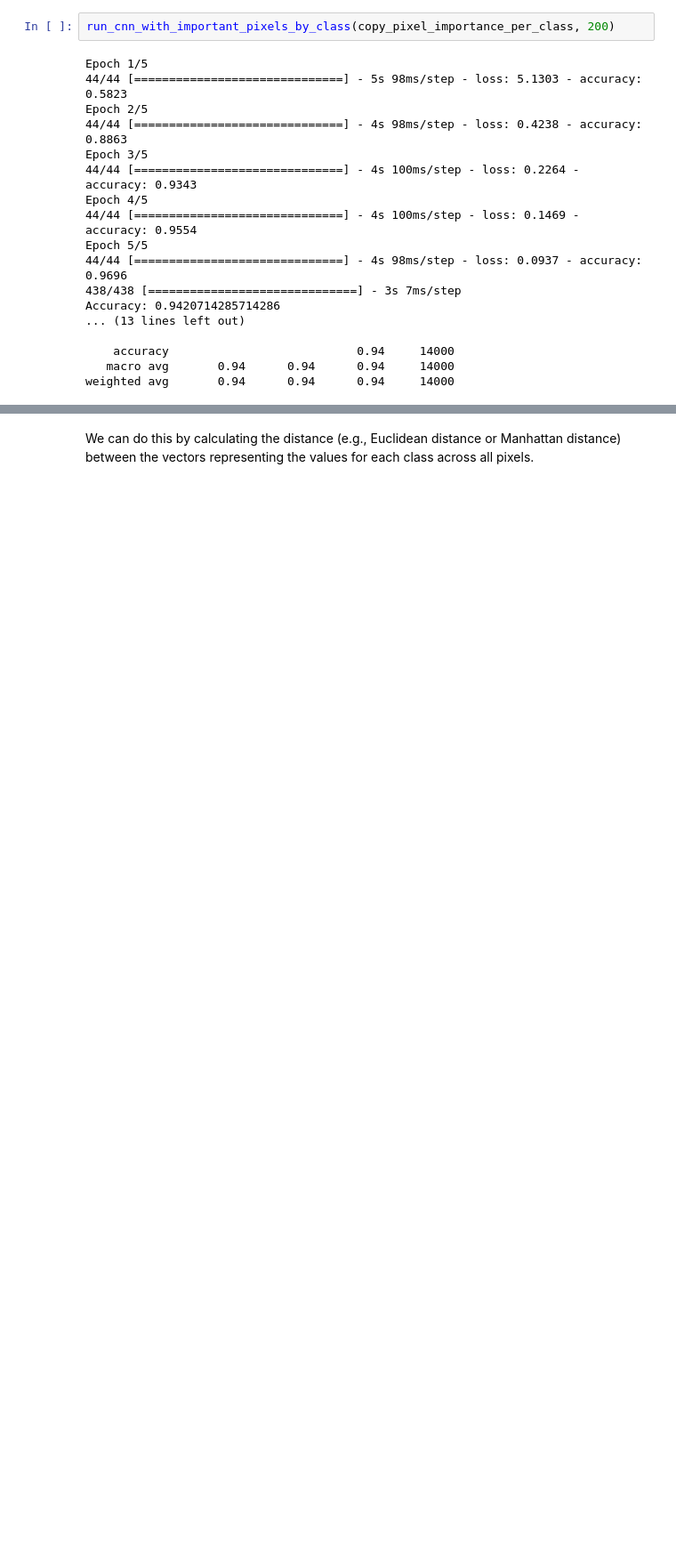
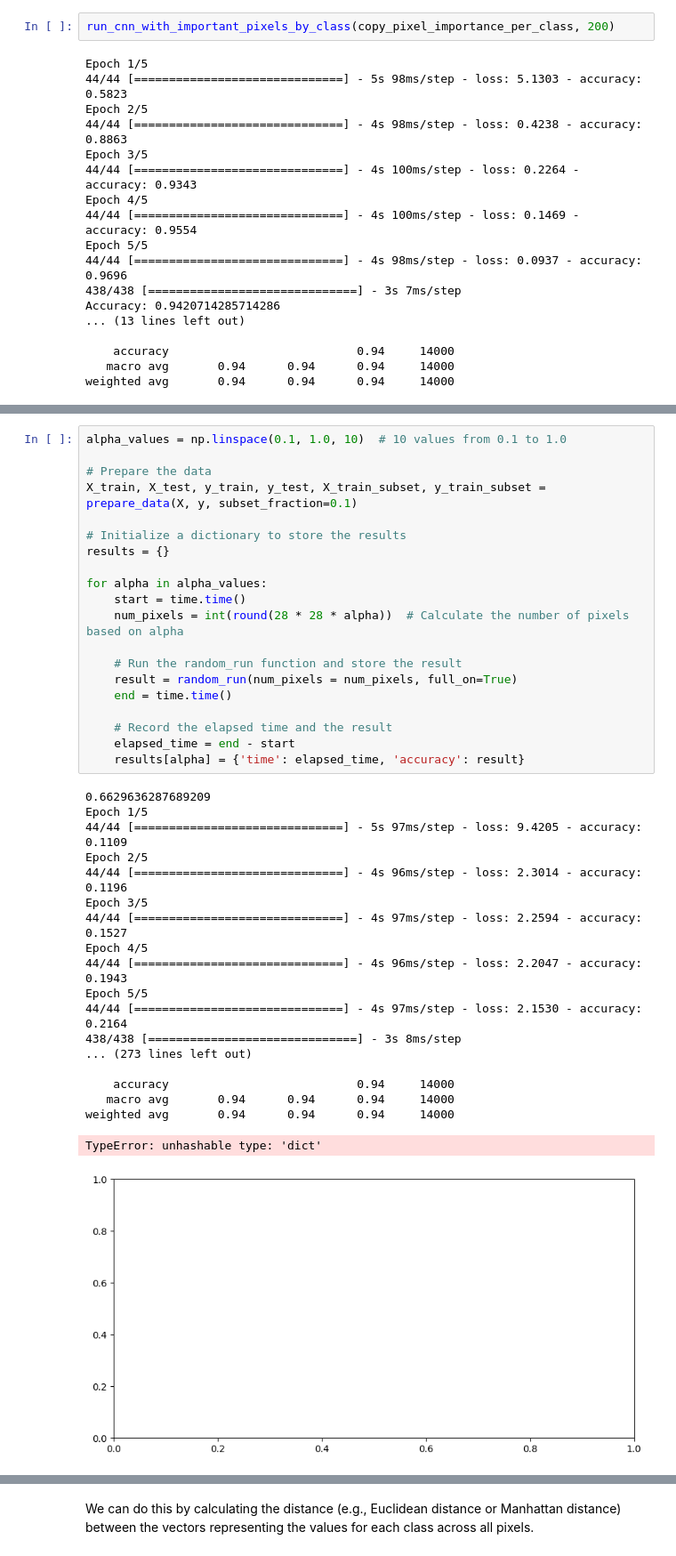
Before and after one commit to ilaibachrach/shadow, a Jupyter notebook: deepnote/Thesis/shadow-test.ipynb, the cells around one changed output, grey strips where cells are left out. Shown at 89% size. Drawn from its saved outputs; the diff is of its cells as text; blank space fills up the shorter version.

```diff
--- a/deepnote/Thesis/shadow-test.ipynb
+++ b/deepnote/Thesis/shadow-test.ipynb
@@ -942,0 +1295,40 @@ The top 50% of important pixels is 50% of the image
+# %%
+alpha_values = np.linspace(0.1, 1.0, 10)  # 10 values from 0.1 to 1.0
+
+# Prepare the data
+X_train, X_test, y_train, y_test, X_train_subset, y_train_subset = prepare_data(X, y, subset_fraction=0.1)
+
+# Initialize a dictionary to store the results
+results = {}
+
+for alpha in alpha_values:
+    start = time.time()
+    num_pixels = int(round(28 * 28 * alpha))  # Calculate the number of pixels based on alpha
+
+    # Run the random_run function and store the result
+    result = random_run(num_pixels = num_pixels, full_on=True)
+    end = time.time()
+
+    # Record the elapsed time and the result
+    elapsed_time = end - start
+    results[alpha] = {'time': elapsed_time, 'accuracy': result}
+# %% [output]
+0.6629636287689209
+Epoch 1/5
+44/44 [==============================] - 5s 97ms/step - loss: 9.4205 - accuracy: 0.1109
+Epoch 2/5
+44/44 [==============================] - 4s 96ms/step - loss: 2.3014 - accuracy: 0.1196
+Epoch 3/5
+44/44 [==============================] - 4s 97ms/step - loss: 2.2594 - accuracy: 0.1527
+Epoch 4/5
+44/44 [==============================] - 4s 96ms/step - loss: 2.2047 - accuracy: 0.1943
+Epoch 5/5
+44/44 [==============================] - 4s 97ms/step - loss: 2.1530 - accuracy: 0.2164
+438/438 [==============================] - 3s 8ms/step
+... (273 lines left out)
+
+    accuracy                           0.94     14000
+   macro avg       0.94      0.94      0.94     14000
+weighted avg       0.94      0.94      0.94     14000
+TypeError: unhashable type: 'dict'
+[figure, added]
```
Also changed, not shown: parts of 25 cells of this notebook.
